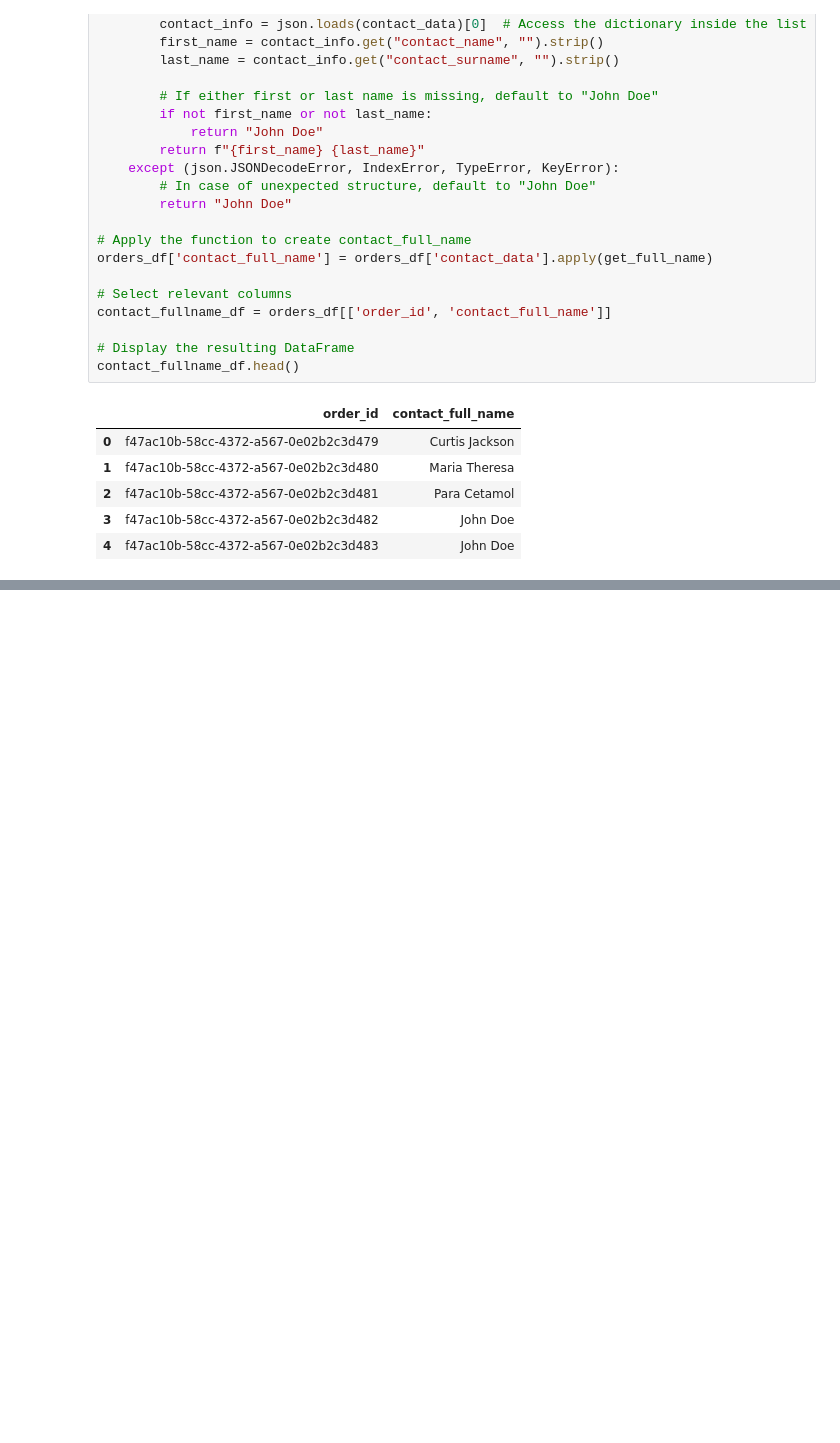
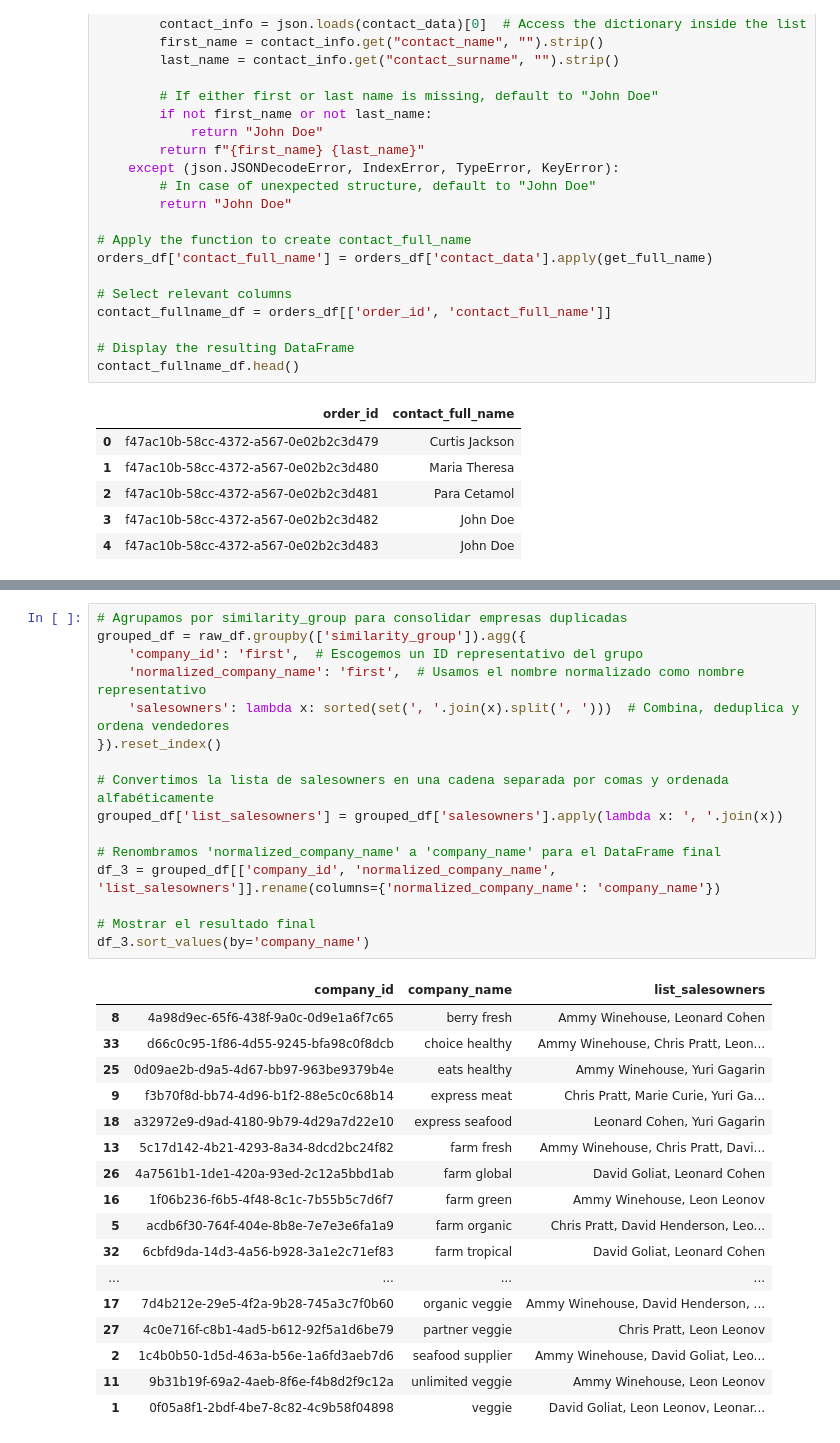
Before and after one commit to Pevicsanch/data-engineering-test, a Jupyter notebook: notebooks/exercise_1.ipynb, the cells around one changed output, grey strips where cells are left out. Drawn from its saved outputs; the diff is of its cells as text; blank space fills up the shorter version.

```diff
--- a/notebooks/exercise_1.ipynb
+++ b/notebooks/exercise_1.ipynb
@@ -160,0 +861,34 @@ contact_fullname_df.head()
+# %%
+# Agrupamos por similarity_group para consolidar empresas duplicadas
+grouped_df = raw_df.groupby(['similarity_group']).agg({
+    'company_id': 'first',  # Escogemos un ID representativo del grupo
+    'normalized_company_name': 'first',  # Usamos el nombre normalizado como nombre representativo
+    'salesowners': lambda x: sorted(set(', '.join(x).split(', ')))  # Combina, deduplica y ordena vendedores
+}).reset_index()
+
+# Convertimos la lista de salesowners en una cadena separada por comas y ordenada alfabéticamente
+grouped_df['list_salesowners'] = grouped_df['salesowners'].apply(lambda x: ', '.join(x))
+
+# Renombramos 'normalized_company_name' a 'company_name' para el DataFrame final
+df_3 = grouped_df[['company_id', 'normalized_company_name', 'list_salesowners']].rename(columns={'normalized_company_name': 'company_name'})
+
+# Mostrar el resultado final
+df_3.sort_values(by='company_name')
+# %% [output]
+|  | company_id | company_name | list_salesowners |
+| 8 | 4a98d9ec-65f6-438f-9a0c-0d9e1a6f7c65 | berry fresh | Ammy Winehouse, Leonard Cohen |
+| 33 | d66c0c95-1f86-4d55-9245-bfa98c0f8dcb | choice healthy | Ammy Winehouse, Chris Pratt, Leon... |
+| 25 | 0d09ae2b-d9a5-4d67-bb97-963be9379b4e | eats healthy | Ammy Winehouse, Yuri Gagarin |
+| 9 | f3b70f8d-bb74-4d96-b1f2-88e5c0c68b14 | express meat | Chris Pratt, Marie Curie, Yuri Ga... |
+| 18 | a32972e9-d9ad-4180-9b79-4d29a7d22e10 | express seafood | Leonard Cohen, Yuri Gagarin |
+| 13 | 5c17d142-4b21-4293-8a34-8dcd2bc24f82 | farm fresh | Ammy Winehouse, Chris Pratt, Davi... |
+| 26 | 4a7561b1-1de1-420a-93ed-2c12a5bbd1ab | farm global | David Goliat, Leonard Cohen |
+| 16 | 1f06b236-f6b5-4f48-8c1c-7b55b5c7d6f7 | farm green | Ammy Winehouse, Leon Leonov |
+| 5 | acdb6f30-764f-404e-8b8e-7e7e3e6fa1a9 | farm organic | Chris Pratt, David Henderson, Leo... |
+| 32 | 6cbfd9da-14d3-4a56-b928-3a1e2c71ef83 | farm tropical | David Goliat, Leonard Cohen |
+| ... | ... | ... | ... |
+| 17 | 7d4b212e-29e5-4f2a-9b28-745a3c7f0b60 | organic veggie | Ammy Winehouse, David Henderson, ... |
+| 27 | 4c0e716f-c8b1-4ad5-b612-92f5a1d6be79 | partner veggie | Chris Pratt, Leon Leonov |
+| 2 | 1c4b0b50-1d5d-463a-b56e-1a6fd3aeb7d6 | seafood supplier | Ammy Winehouse, David Goliat, Leo... |
+| 11 | 9b31b19f-69a2-4aeb-8f6e-f4b8d2f9c12a | unlimited veggie | Ammy Winehouse, Leon Leonov |
+| 1 | 0f05a8f1-2bdf-4be7-8c82-4c9b58f04898 | veggie | David Goliat, Leon Leonov, Leonar... |
```
Also changed, not shown: parts of 16 cells of this notebook.
